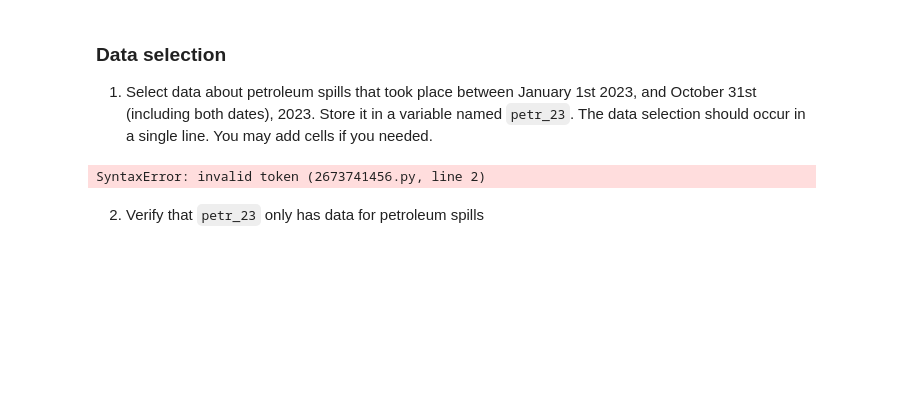
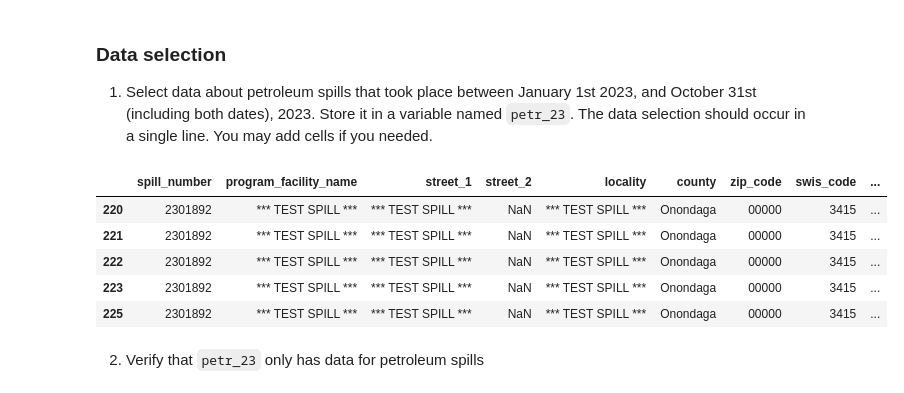
Before and after one commit to dianaxnav/eds220-hwk-3, a Jupyter notebook: hwk3-task1-spills.ipynb, the cells around one changed output. Cells and saved outputs as stored; diff of their text form; code cells hidden in the pictures; blank space fills up the shorter version.

```diff
--- a/hwk3-task1-spills.ipynb
+++ b/hwk3-task1-spills.ipynb
@@ -174,10 +160,22 @@ array(['Westchester', 'Queens', 'Bronx', 'Sullivan', 'Cortland',
 ### Data selection
 
 1. Select data about petroleum spills that took place between January 1st 2023, and October 31st (including both dates), 2023. Store it in a variable named `petr_23`. The data selection should occur in a single line. You may add cells if you needed.
-# %%
-# your code here
-petr_23 =
-# %% [output]
-SyntaxError: invalid token (2673741456.py, line 2)
+# %%
+#convert my col to date time
+
+spills['spill_date'] = pd.to_datetime(spills['spill_date'])
+
+#use the & operator to select the data
+petr_23 = spills[(spills['spill_date']>= '01/01/23') & (spills['spill_date']<= '10/31/23') & (spills['material_family'] == 'Petroleum') ]
+
+
+petr_23.head()
+# %% [output]
+|  | spill_number | program_facility_name | street_1 | street_2 | locality | county | zip_code | swis_code | ... |
+| 220 | 2301892 | *** TEST SPILL *** | *** TEST SPILL *** | NaN | *** TEST SPILL *** | Onondaga | 00000 | 3415 | ... |
+| 221 | 2301892 | *** TEST SPILL *** | *** TEST SPILL *** | NaN | *** TEST SPILL *** | Onondaga | 00000 | 3415 | ... |
+| 222 | 2301892 | *** TEST SPILL *** | *** TEST SPILL *** | NaN | *** TEST SPILL *** | Onondaga | 00000 | 3415 | ... |
+| 223 | 2301892 | *** TEST SPILL *** | *** TEST SPILL *** | NaN | *** TEST SPILL *** | Onondaga | 00000 | 3415 | ... |
+| 225 | 2301892 | *** TEST SPILL *** | *** TEST SPILL *** | NaN | *** TEST SPILL *** | Onondaga | 00000 | 3415 | ... |
 # %% [markdown]
 2. Verify that `petr_23` only has data for petroleum spills
```
Also changed, not shown: parts of 29 cells of this notebook.
